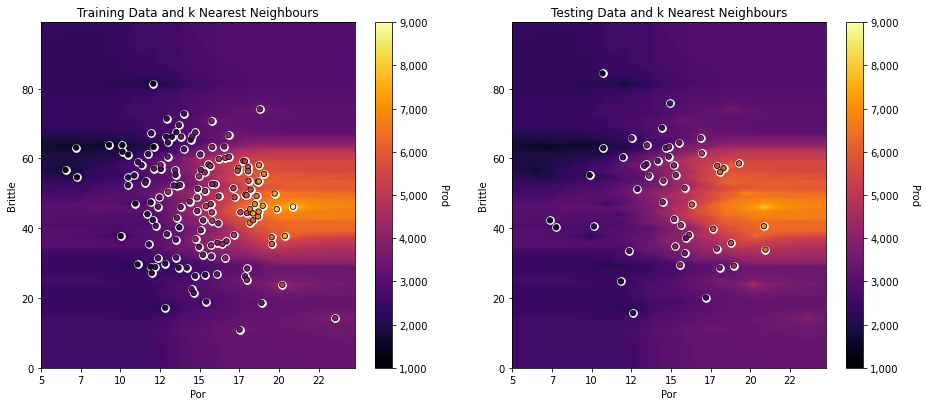
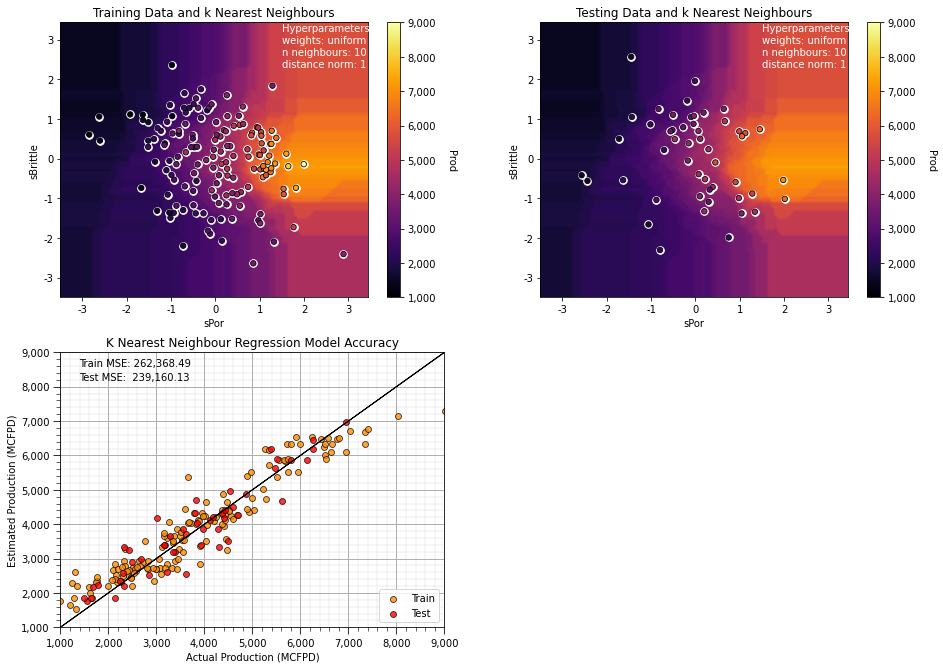
The change to this notebook cell's code, shown as a diff; its figure went from the first image to the second:
--- before
+++ after
@@ -1,18 +1,22 @@
-X_train_orig, X_test_orig, y_train_orig, y_test_orig = train_test_split(df.loc[:,sel_pred],df.loc[:,resp],test_size=0.25,random_state=73073)
+n_neighbours = 10; p = 1; weights = 'uniform'                 # model hyperparameters
+neigh = KNeighborsRegressor(weights = weights,n_neighbors=n_neighbours,p = p) # instantiate the prediction model
 
-neigh = KNeighborsRegressor(weights = 'distance', n_neighbors=15, p = 1)
-neigh_fit = neigh.fit(X_train_orig,y_train_orig)                # train the model with the training data
+neigh_fit = neigh.fit(X_train,y_train)                        # train the model with the training data
 
-plt.subplot(121)                                              # training data vs. the model predictions
-Z = visualize_model(neigh_fit,X_train_orig[sel_pred[0]],Xmin[0],Xmax[0],X_train_orig[sel_pred[1]],Xmin[1],Xmax[1],y_train[resp[0]],ymin,ymax,
+plt.subplot(221)                                              # training data vs. the model predictions
+Z = visualize_model(neigh_fit,X_train[sel_spred[0]],-3.5,3.5,X_train[sel_spred[1]],-3.5,3.5,y_train[resp[0]],ymin,ymax,
                     'Training Data and k Nearest Neighbours')
 plt.annotate('Hyperparameters',[1.5,3.2],color='white'); plt.annotate('weights: ' + weights,[1.5,2.9],color='white')
 plt.annotate('n neighbours: ' + str(n_neighbours),[1.5,2.6],color='white'); plt.annotate('distance norm: ' + str(p),[1.5,2.3],color='white')
 
-plt.subplot(122)                                              # testing data vs. the model predictions
-visualize_model(neigh_fit,X_test_orig[sel_pred[0]],Xmin[0],Xmax[0],X_test_orig[sel_pred[1]],Xmin[1],Xmax[1],y_test[resp[0]],ymin,ymax,
+plt.subplot(222)                                              # testing data vs. the model predictions
+visualize_model(neigh_fit,X_test[sel_spred[0]],-3.5,3.5,X_test[sel_spred[1]],-3.5,3.5,y_test[resp[0]],ymin,ymax,
                 'Testing Data and k Nearest Neighbours')
 plt.annotate('Hyperparameters',[1.5,3.2],color='white'); plt.annotate('weights: ' + weights,[1.5,2.9],color='white')
 plt.annotate('n neighbours: ' + str(n_neighbours),[1.5,2.6],color='white'); plt.annotate('distance norm: ' + str(p),[1.5,2.3],color='white')
 
-plt.subplots_adjust(left=0.0, bottom=0.0, right=2.0, top=1.2, wspace=0.2, hspace=0.2); plt.show()
+plt.subplot(223)                                              # model accuracy check
+check_model(neigh_fit,X_train[sel_spred[0]],X_train[sel_spred[1]],X_test[sel_spred[0]],X_test[sel_spred[1]],ymin,ymax,
+            y_train[resp[0]],y_test[resp[0]],'K Nearest Neighbour Regression Model Accuracy')
+
+plt.subplots_adjust(left=0.0, bottom=0.0, right=2.0, top=2.1, wspace=0.25, hspace=0.2); plt.show()

Commit: improved ANN